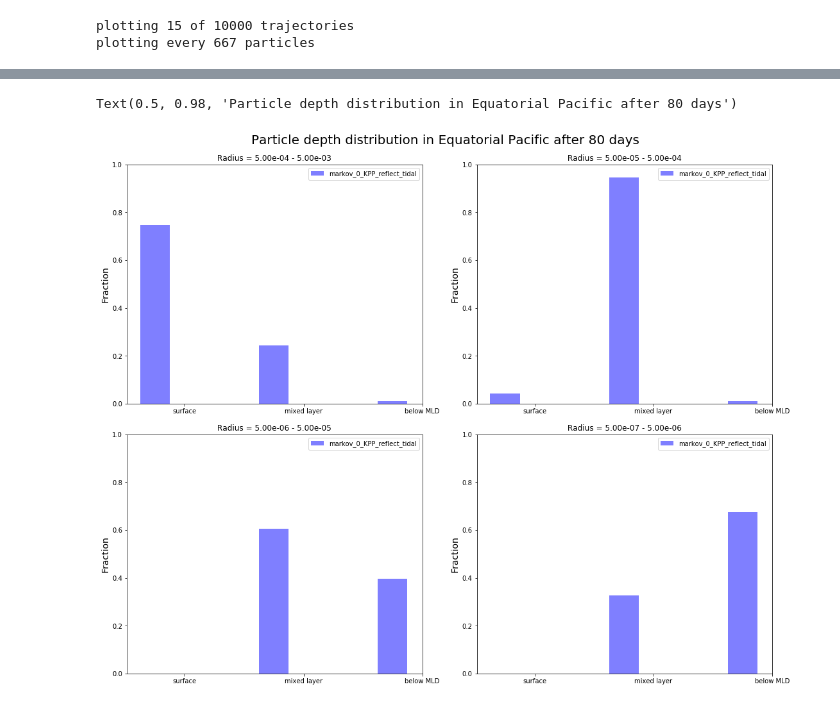
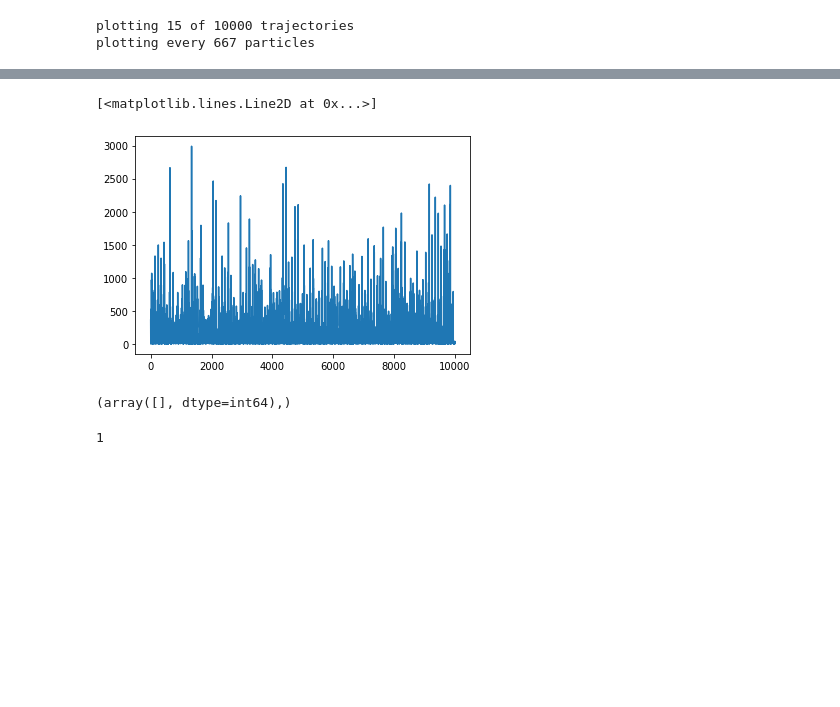
Before and after one commit to OceanParcels/biofouling_3dtransport_2, a Jupyter notebook: Analysis/Analysis_DL.ipynb, the cells around one changed output, grey strips where cells are left out. Saved outputs shown, nothing was run; the diff lists cells and outputs as text; code cells hidden in the pictures; blank space fills up the shorter version.

```diff
--- a/Analysis/Analysis_DL.ipynb
+++ b/Analysis/Analysis_DL.ipynb
@@ -292,40 +290,50 @@ for di in range(len(dslist)):
+# %%
+plt.plot(z_p)
+# %% [output]
+[<matplotlib.lines.Line2D at 0x...>]
+[figure, added]
+# %%
+print(np.where(z_p == np.nan))
+# %% [output]
+(array([], dtype=int64),)
+# %%
+np.count_nonzero(np.isnan)
+# %% [output]
+1
 # %%
-day = 80
-fig = plt.figure(figsize=(15,12),constrained_layout=True)
-gs = gridspec.GridSpec(ncols=2, nrows=2, figure=fig)
-ax1 = fig.add_subplot(gs[0, 0])
-ax2 = fig.add_subplot(gs[0, 1])
-ax3 = fig.add_subplot(gs[1, 0])
-ax4 = fig.add_subplot(gs[1, 1])
-axes = [ax1, ax2, ax3, ax4]
-xlab = ['surface','mixed layer','below MLD']
-x_pos = np.arange(len(xlab))
-bar_width = 0.25
+# day = 10
+# fig = plt.figure(figsize=(15,12),constrained_layout=True)
+# gs = gridspec.GridSpec(ncols=2, nrows=2, figure=fig)
+# ax1 = fig.add_subplot(gs[0, 0])
+# ax2 = fig.add_subplot(gs[0, 1])
+# ax3 = fig.add_subplot(gs[1, 0])
+# ax4 = fig.add_subplot(gs[1, 1])
+# axes = [ax1, ax2, ax3, ax4]
+# xlab = ['surface','mixed layer','below MLD']
+# x_pos = np.arange(len(xlab))
+# bar_width = 0.25
 
 
-for c, ax in enumerate(axes):
-    surf_p = surf[:,c,day*2]
-    mld_p = mld[:,c,day*2]
-    deep_p = deep[:,c,day*2]
-    kpp_mix = [surf_p[0],mld_p[0],deep_p[0]]
-    #no_mix = [surf_p[1],mld_p[1],deep_p[1]]
-    #kpp_mix = [surf_p[2],mld_p[2],deep_p[2]]
+# for c, ax in enumerate(axes):
+#     surf_p = surf[:,c,day*2]
+#     mld_p = mld[:,c,day*2]
+#     deep_p = deep[:,c,day*2]
+#     kpp_mix = [surf_p[0],mld_p[0],deep_p[0]]
+#     #no_mix = [surf_p[1],mld_p[1],deep_p[1]]
+#     #kpp_mix = [surf_p[2],mld_p[2],deep_p[2]]
 
 
-    ax.bar(x_pos-bar_width, kpp_mix, color='b', alpha=0.5, width = bar_width) #depth_densities_mld[0][c][day*2], color='b', alpha=0.5, width = bar_width)
-    #ax.bar(x_pos, no_mix, color='g',  alpha=0.5, width = bar_width)
-    #ax.bar(x_pos+bar_width, kpp_mix, color='r', alpha=0.5, width = bar_width)
-    ax.set_xticks(x_pos)
-    ax.set_xticklabels(xlab)
-    ax.set_title(mixing[0]+' mixing', fontsize=14)
-    ax.set_ylabel('Fraction', fontsize=14)
-    #ax.tick_params(axis='both', labelsize=13)
-    #ax.tick_params(axis='x', rotation=45)
-    ax.set_ylim(0, 1)
-    ax.set_title('Radius = '+"{left:.2e} - {right:.2e}".format(left=split_ds[c][0].left, right=split_ds[c][0].right))
-    ax.legend(mixing)
+#     ax.bar(x_pos-bar_width, kpp_mix, color='b', alpha=0.5, width = bar_width) #depth_densities_mld[0][c][day*2], color='b', alpha=0.5, width = bar_width)
+#     #ax.bar(x_pos, no_mix, color='g',  alpha=0.5, width = bar_width)
+#     #ax.bar(x_pos+bar_width, kpp_mix, color='r', alpha=0.5, width = bar_width)
+#     ax.set_xticks(x_pos)
+#     ax.set_xticklabels(xlab)
+#     ax.set_title(mixing[0]+' mixing', fontsize=14)
+#     ax.set_ylabel('Fraction', fontsize=14)
+#     #ax.tick_params(axis='both', labelsize=13)
+#     #ax.tick_params(axis='x', rotation=45)
+#     ax.set_ylim(0, 1)
+#     ax.set_title('Radius = '+"{left:.2e} - {right:.2e}".format(left=split_ds[c][0].left, right=split_ds[c][0].right))
+#     ax.legend(mixing)
 
-fig.suptitle('Particle depth distribution in '+regions[region]+' after '+str(day)+' days', fontsize=20)
+# fig.suptitle('Particle depth distribution in '+regions[region]+' after '+str(day)+' days', fontsize=20)
-# %% [output]
-Text(0.5, 0.98, 'Particle depth distribution in Equatorial Pacific after 80 days')
-[figure, removed]
```
Also changed, not shown: parts of 22 cells of this notebook.
